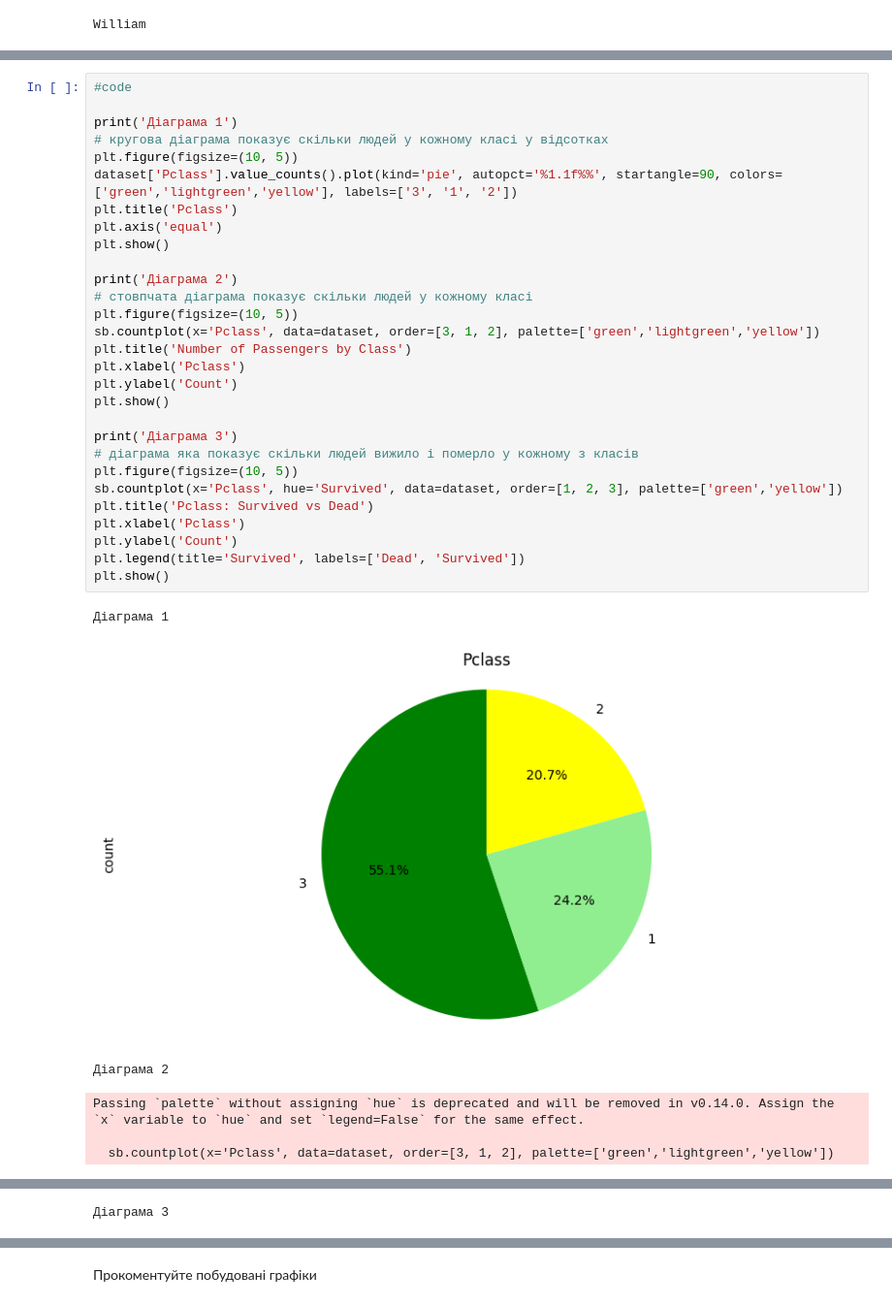
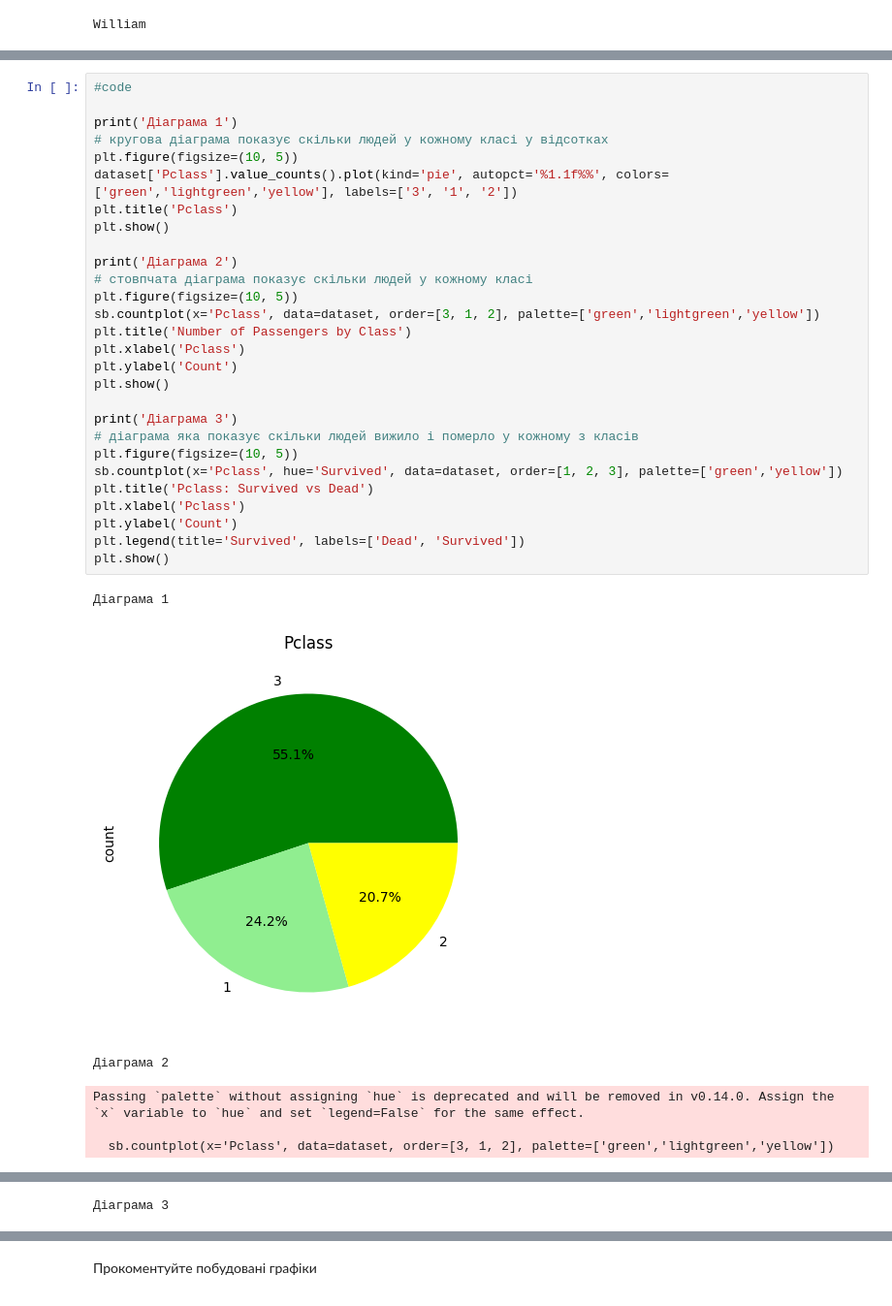
Before and after one commit to VladyslavFiniahin/Rep-AI, a Jupyter notebook: Task2_basic_ai_ad_(3).ipynb, the cells around one changed output, grey strips where cells are left out. Shown at 97% size. Drawn from its saved outputs; the diff is of its cells as text.

```diff
--- a/Task2_basic_ai_ad_(3).ipynb
+++ b/Task2_basic_ai_ad_(3).ipynb
@@ -155,35 +155,34 @@ William
 # %%
 #code
 
 print('Діаграма 1')
 # кругова діаграма показує скільки людей у кожному класі у відсотках
 plt.figure(figsize=(10, 5))
-dataset['Pclass'].value_counts().plot(kind='pie', autopct='%1.1f%%', startangle=90, colors=['green','lightgreen','yellow'], labels=['3', '1', '2'])
+dataset['Pclass'].value_counts().plot(kind='pie', autopct='%1.1f%%', colors=['green','lightgreen','yellow'], labels=['3', '1', '2'])
 plt.title('Pclass')
-plt.axis('equal')
 plt.show()
 
 print('Діаграма 2')
 # стовпчата діаграма показує скільки людей у кожному класі
 plt.figure(figsize=(10, 5))
 sb.countplot(x='Pclass', data=dataset, order=[3, 1, 2], palette=['green','lightgreen','yellow'])
 plt.title('Number of Passengers by Class')
 plt.xlabel('Pclass')
 plt.ylabel('Count')
 plt.show()
 
 print('Діаграма 3')
 # діаграма яка показує скільки людей вижило і померло у кожному з класів
 plt.figure(figsize=(10, 5))
 sb.countplot(x='Pclass', hue='Survived', data=dataset, order=[1, 2, 3], palette=['green','yellow'])
 plt.title('Pclass: Survived vs Dead')
 plt.xlabel('Pclass')
 plt.ylabel('Count')
 plt.legend(title='Survived', labels=['Dead', 'Survived'])
 plt.show()
 # %% [output]
 Діаграма 1
-[figure, old version]
+[figure, new version]
 Діаграма 2
 Passing `palette` without assigning `hue` is deprecated and will be removed in v0.14.0. Assign the `x` variable to `hue` and set `legend=False` for the same effect.
 
```
Also changed, not shown: parts of 3 cells of this notebook.
